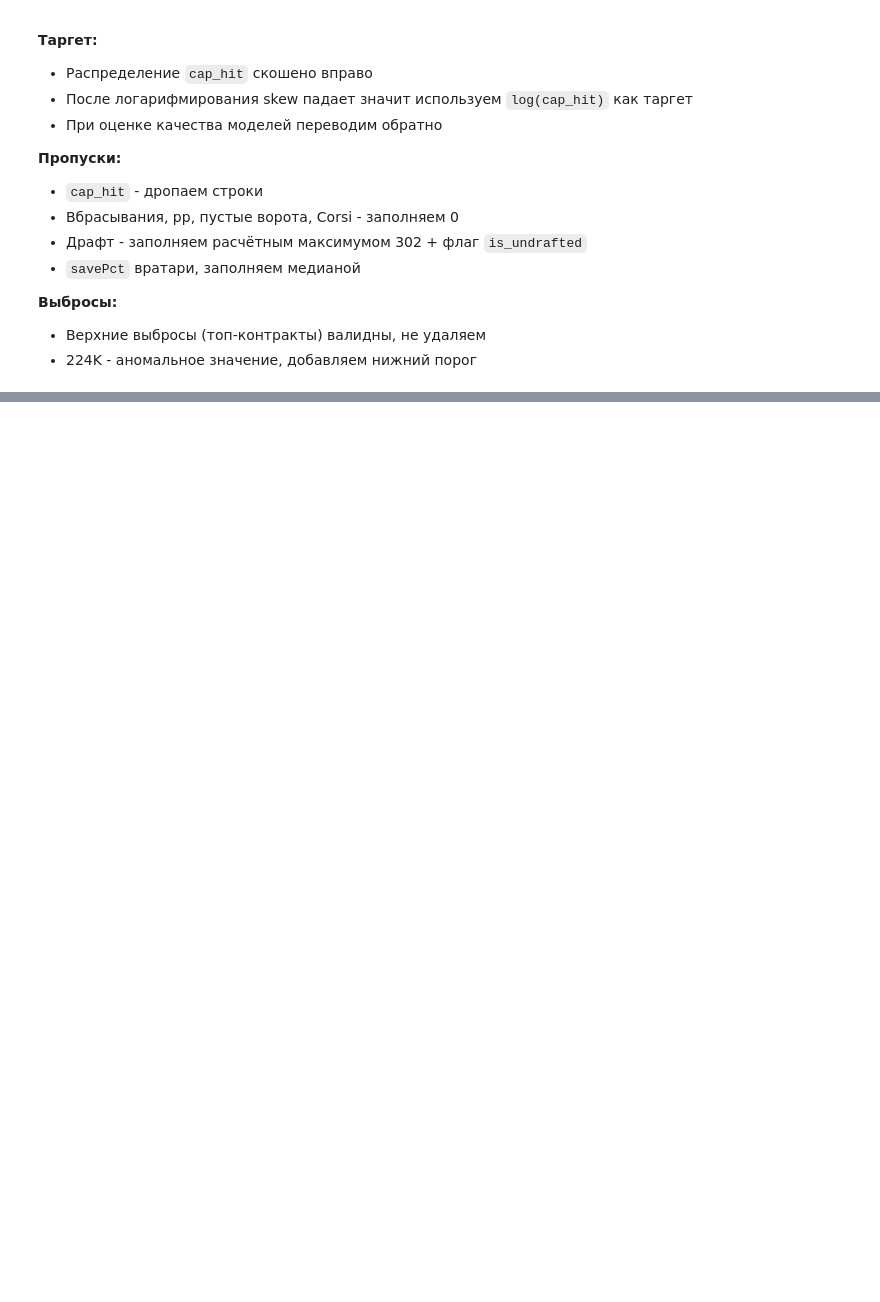
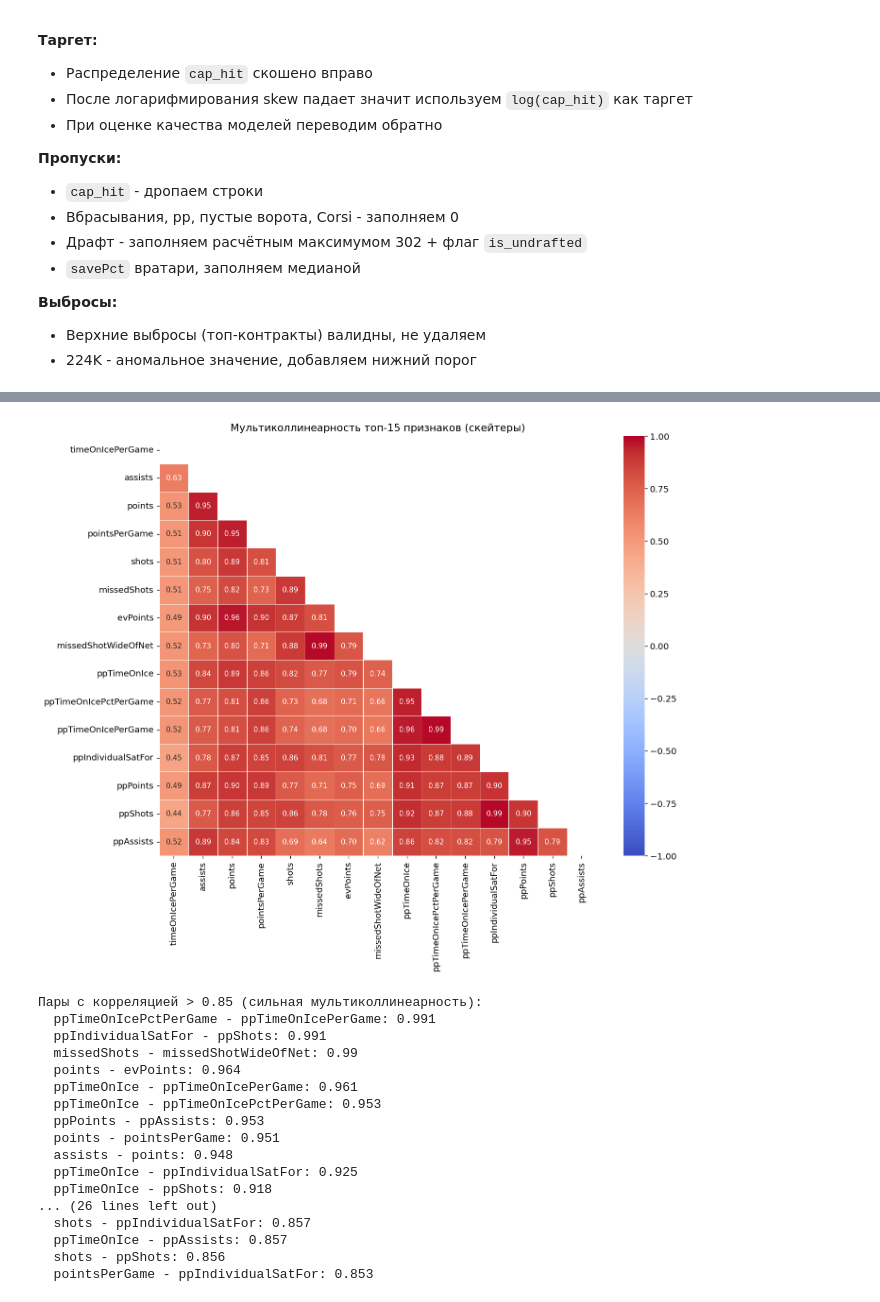
Before and after one commit to hsemlcourse/hseml-group-project-scarletflame611, a Jupyter notebook: notebooks/01_eda.ipynb, the cells around one changed output, grey strips where cells are left out. Drawn from its saved outputs; the diff is of its cells as text; code cells hidden in the pictures; blank space fills up the shorter version.

```diff
--- a/notebooks/01_eda.ipynb
+++ b/notebooks/01_eda.ipynb
@@ -560,0 +729,54 @@ Dmitri Samorukov         3.0          22.0         94.0
+# %%
+top15_features = corr_with_target.head(15).index.tolist()
+corr_matrix = numeric_sk[top15_features].corr()
+fig, ax = plt.subplots(figsize=(12, 10))
+mask = np.triu(np.ones_like(corr_matrix, dtype=bool))
+
+sns.heatmap(
+    corr_matrix,
+    mask=mask,
+    annot=True,
+    fmt=".2f",
+    cmap="coolwarm",
+    center=0,
+    vmin=-1,
+    vmax=1,
+    ax=ax,
+    annot_kws={"size": 9},
+    linewidths=0.5,
+)
+
+ax.set_title("Мультиколлинеарность топ-15 признаков (скейтеры)")
+plt.tight_layout()
+plt.savefig(root / "report/images/multicollinearity_heatmap.png", bbox_inches="tight")
+plt.show()
+
+print("Пары с корреляцией > 0.85 (сильная мультиколлинеарность):")
+high_corr = []
+for i in range(len(corr_matrix.columns)):
+    for j in range(i + 1, len(corr_matrix.columns)):
+        val = corr_matrix.iloc[i, j]
+        if abs(val) > 0.85:
+            high_corr.append((corr_matrix.columns[i], corr_matrix.columns[j], round(val, 3)))
+
+for pair in sorted(high_corr, key=lambda x: abs(x[2]), reverse=True):
+    print(f"  {pair[0]} - {pair[1]}: {pair[2]}")
+# %% [output]
+[figure, added]
+Пары с корреляцией > 0.85 (сильная мультиколлинеарность):
+  ppTimeOnIcePctPerGame - ppTimeOnIcePerGame: 0.991
+  ppIndividualSatFor - ppShots: 0.991
+  missedShots - missedShotWideOfNet: 0.99
+  points - evPoints: 0.964
+  ppTimeOnIce - ppTimeOnIcePerGame: 0.961
+  ppTimeOnIce - ppTimeOnIcePctPerGame: 0.953
+  ppPoints - ppAssists: 0.953
+  points - pointsPerGame: 0.951
+  assists - points: 0.948
+  ppTimeOnIce - ppIndividualSatFor: 0.925
+  ppTimeOnIce - ppShots: 0.918
+... (26 lines left out)
+  shots - ppIndividualSatFor: 0.857
+  ppTimeOnIce - ppAssists: 0.857
+  shots - ppShots: 0.856
+  pointsPerGame - ppIndividualSatFor: 0.853
```
Also changed, not shown: parts of 25 cells of this notebook.
